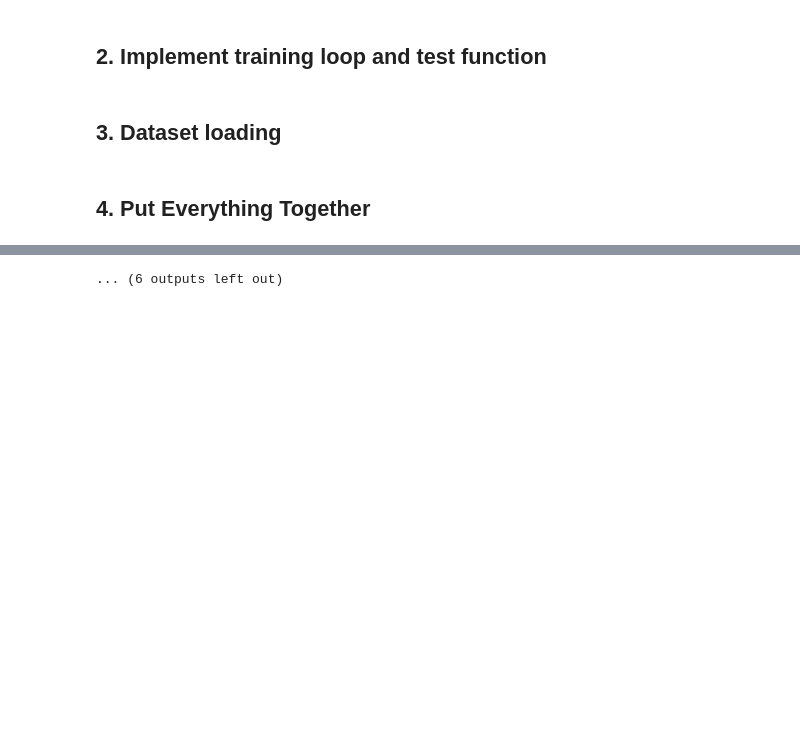
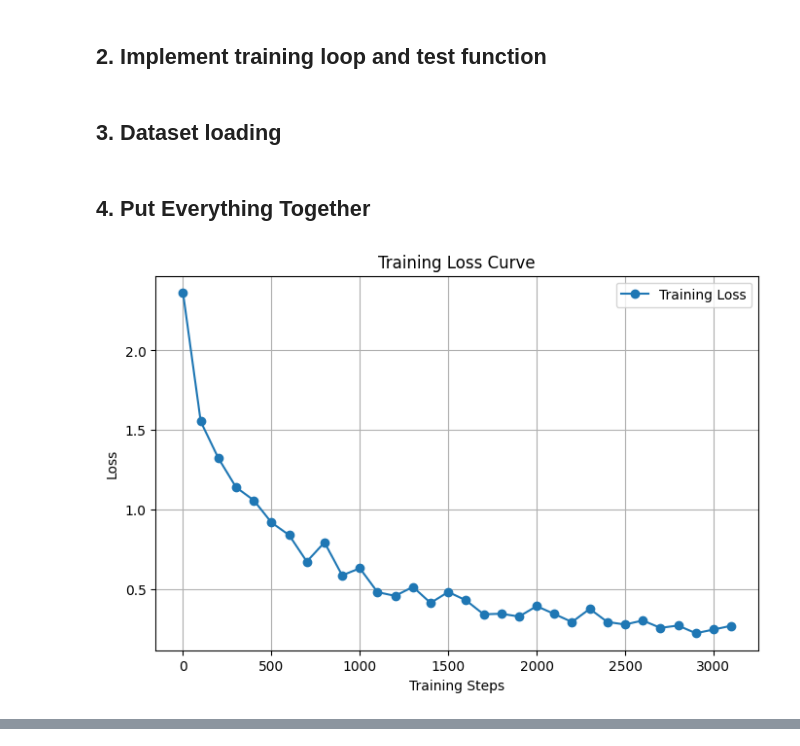
Before and after one commit to saadam1n/CS4803-EML, a Jupyter notebook: lab0/lab0_task2_Saad_Amin.ipynb, the cells around one changed output, grey strips where cells are left out. Drawn from its saved outputs; the diff is of its cells as text; code cells hidden in the pictures; blank space fills up the shorter version.

```diff
--- a/lab0/lab0_task2_Saad_Amin.ipynb
+++ b/lab0/lab0_task2_Saad_Amin.ipynb
@@ -209,32 +211,35 @@ else:
     test_dataset = torchvision.datasets.CIFAR10(root='./data', train=False,
                                                 download=True, transform=transform_test)
 
-    train_loader = DataLoader(train_dataset, batch_size=384, shuffle=True, num_workers=8, pin_memory=True)
-    test_loader = DataLoader(test_dataset, batch_size=100, shuffle=False, num_workers=8, pin_memory=True)
+    train_loader = DataLoader(train_dataset, batch_size=384, shuffle=True, pin_memory=True)
+    test_loader = DataLoader(test_dataset, batch_size=100, shuffle=False, pin_memory=True)
 # %% [markdown]
 ## 4. Put Everything Together
 # %%
 # TODO: finish the code here, you are required to:
 # 1. launch model training: recommended hyperparameter: batch size = 64, learning rate = 1.0, adam optimizer
 # 2. visualize the training loss curve using matplotlib or any other libraries
+
 model = ResNet18()
 device = torch.device("cuda")
-optimizer = optim.Adam(model.parameters(), lr = 0.0001)
+optimizer = optim.Adam(model.parameters(), lr = 0.001)
+scheduler = optim.lr_scheduler.StepLR(optimizer, step_size=1, gamma=0.8)
 
-_, losses = train(model, device, train_loader, optimizer, 16)
+losses = train(model, device, train_loader, optimizer, scheduler, 16)
 
 steps = [i * 100 for i in range(len(losses))]
 
 plt.figure(figsize=(8, 5))
 plt.plot(steps, losses, marker='o', label="Training Loss")
 
 plt.xlabel("Training Steps")
 plt.ylabel("Loss")
 plt.title("Training Loss Curve")
 plt.legend()
 plt.grid(True)
 plt.show()
 
 # run test
 test(model, device, test_loader)
 # %% [output]
+[figure, added]
@@ -265 +246,0 @@ Batch 100, Loss: 0.3753, Acc: 76.56%
-... (6 outputs left out)
```
Also changed, not shown: parts of 2 cells of this notebook.
